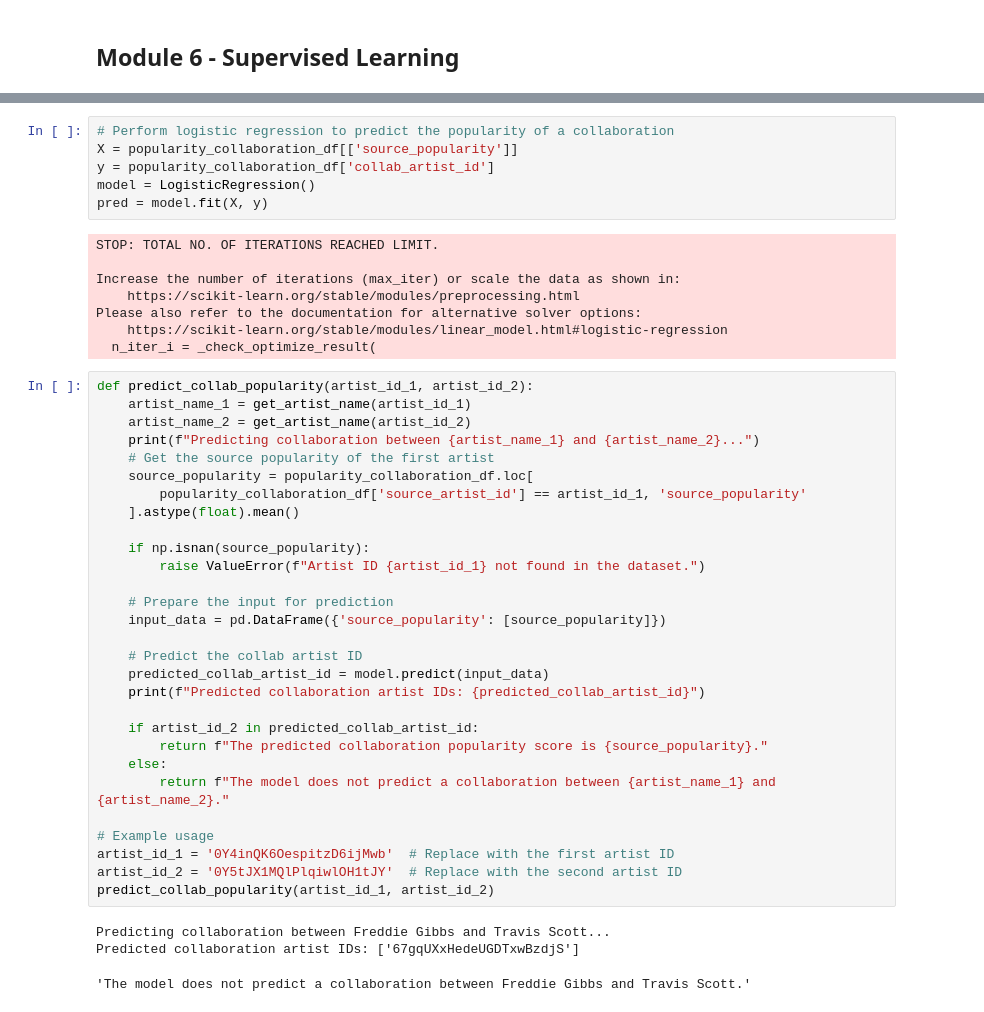
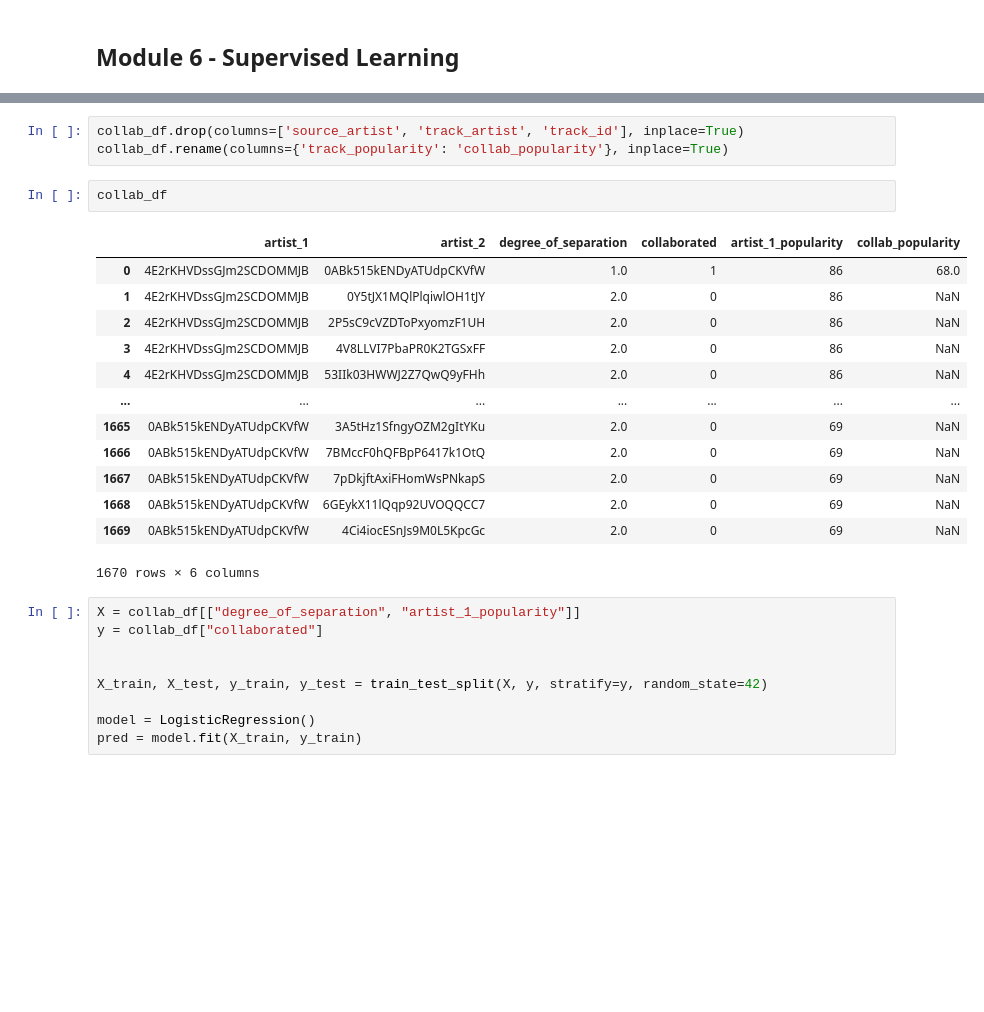
Before and after one commit to mariocancode/SpotifyCollaborationPopularity, a Jupyter notebook: PredictPopularCollabs.ipynb, the cells around one changed output, grey strips where cells are left out. Cells and saved outputs as stored; diff of their text form; blank space fills up the shorter version.

```diff
--- a/PredictPopularCollabs.ipynb
+++ b/PredictPopularCollabs.ipynb
@@ -237,47 +307,28 @@ popularity_collaboration_df
+# %%
+collab_df.drop(columns=['source_artist', 'track_artist', 'track_id'], inplace=True)
+collab_df.rename(columns={'track_popularity': 'collab_popularity'}, inplace=True)
+# %%
+collab_df
+# %% [output]
+|  | artist_1 | artist_2 | degree_of_separation | collaborated | artist_1_popularity | collab_popularity |
+| 0 | 4E2rKHVDssGJm2SCDOMMJB | 0ABk515kENDyATUdpCKVfW | 1.0 | 1 | 86 | 68.0 |
+| 1 | 4E2rKHVDssGJm2SCDOMMJB | 0Y5tJX1MQlPlqiwlOH1tJY | 2.0 | 0 | 86 | NaN |
+| 2 | 4E2rKHVDssGJm2SCDOMMJB | 2P5sC9cVZDToPxyomzF1UH | 2.0 | 0 | 86 | NaN |
+| 3 | 4E2rKHVDssGJm2SCDOMMJB | 4V8LLVI7PbaPR0K2TGSxFF | 2.0 | 0 | 86 | NaN |
+| 4 | 4E2rKHVDssGJm2SCDOMMJB | 53IIk03HWWJ2Z7QwQ9yFHh | 2.0 | 0 | 86 | NaN |
+| ... | ... | ... | ... | ... | ... | ... |
+| 1665 | 0ABk515kENDyATUdpCKVfW | 3A5tHz1SfngyOZM2gItYKu | 2.0 | 0 | 69 | NaN |
+| 1666 | 0ABk515kENDyATUdpCKVfW | 7BMccF0hQFBpP6417k1OtQ | 2.0 | 0 | 69 | NaN |
+| 1667 | 0ABk515kENDyATUdpCKVfW | 7pDkjftAxiFHomWsPNkapS | 2.0 | 0 | 69 | NaN |
+| 1668 | 0ABk515kENDyATUdpCKVfW | 6GEykX11lQqp92UVOQQCC7 | 2.0 | 0 | 69 | NaN |
+| 1669 | 0ABk515kENDyATUdpCKVfW | 4Ci4iocESnJs9M0L5KpcGc | 2.0 | 0 | 69 | NaN |
+1670 rows × 6 columns
 # %%
-# Perform logistic regression to predict the popularity of a collaboration
-X = popularity_collaboration_df[['source_popularity']]
-y = popularity_collaboration_df['collab_artist_id']
+X = collab_df[["degree_of_separation", "artist_1_popularity"]]
+y = collab_df["collaborated"]
+
+
+X_train, X_test, y_train, y_test = train_test_split(X, y, stratify=y, random_state=42)
+
 model = LogisticRegression()
-pred = model.fit(X, y)
+pred = model.fit(X_train, y_train)
-# %% [output]
-STOP: TOTAL NO. OF ITERATIONS REACHED LIMIT.
-
-Increase the number of iterations (max_iter) or scale the data as shown in:
-    https://scikit-learn.org/stable/modules/preprocessing.html
-Please also refer to the documentation for alternative solver options:
-    https://scikit-learn.org/stable/modules/linear_model.html#logistic-regression
-  n_iter_i = _check_optimize_result(
-# %%
-def predict_collab_popularity(artist_id_1, artist_id_2):
-    artist_name_1 = get_artist_name(artist_id_1)
-    artist_name_2 = get_artist_name(artist_id_2)
-    print(f"Predicting collaboration between {artist_name_1} and {artist_name_2}...")
-    # Get the source popularity of the first artist
-    source_popularity = popularity_collaboration_df.loc[
-        popularity_collaboration_df['source_artist_id'] == artist_id_1, 'source_popularity'
-    ].astype(float).mean()
-
-    if np.isnan(source_popularity):
-        raise ValueError(f"Artist ID {artist_id_1} not found in the dataset.")
-
-    # Prepare the input for prediction
-    input_data = pd.DataFrame({'source_popularity': [source_popularity]})
-
-    # Predict the collab artist ID
-    predicted_collab_artist_id = model.predict(input_data)
-    print(f"Predicted collaboration artist IDs: {predicted_collab_artist_id}")
-
-    if artist_id_2 in predicted_collab_artist_id:
-        return f"The predicted collaboration popularity score is {source_popularity}."
-    else:
-        return f"The model does not predict a collaboration between {artist_name_1} and {artist_name_2}."
-
-# Example usage
-artist_id_1 = '0Y4inQK6OespitzD6ijMwb'  # Replace with the first artist ID
-artist_id_2 = '0Y5tJX1MQlPlqiwlOH1tJY'  # Replace with the second artist ID
-predict_collab_popularity(artist_id_1, artist_id_2)
-# %% [output]
-Predicting collaboration between Freddie Gibbs and Travis Scott...
-Predicted collaboration artist IDs: ['67gqUXxHedeUGDTxwBzdjS']
-'The model does not predict a collaboration between Freddie Gibbs and Travis Scott.'
```
Also changed, not shown: parts of 16 cells of this notebook.
